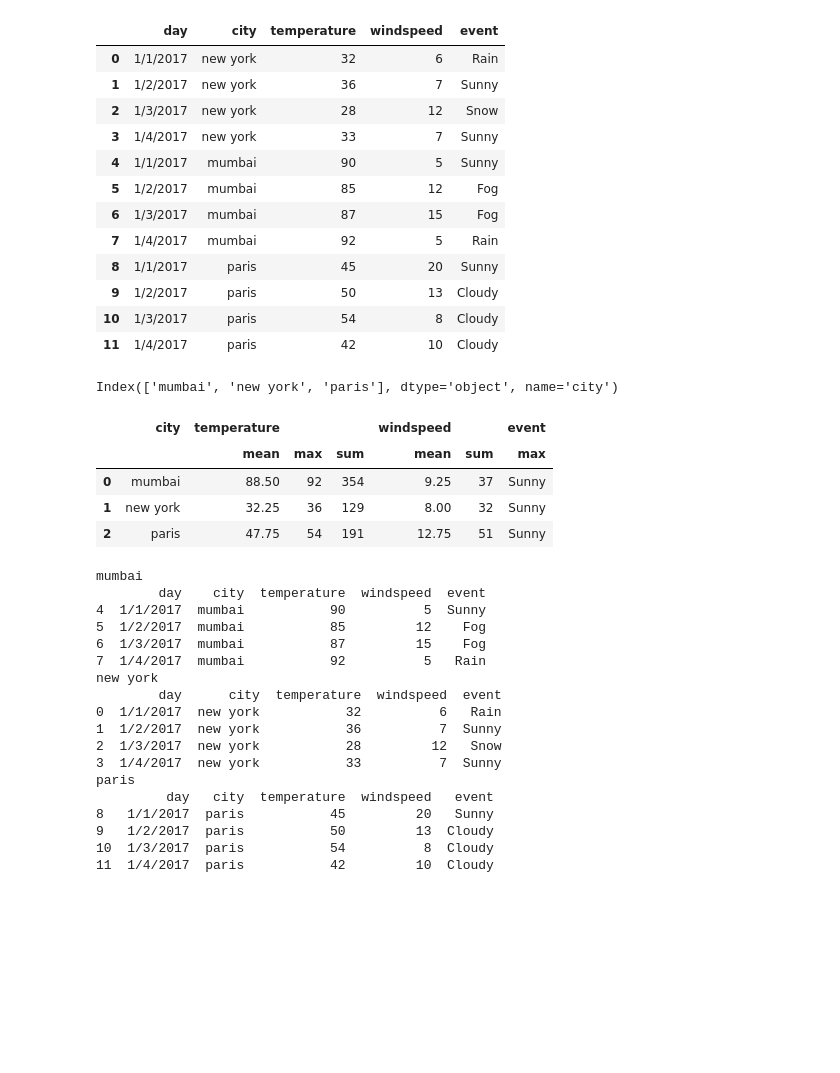
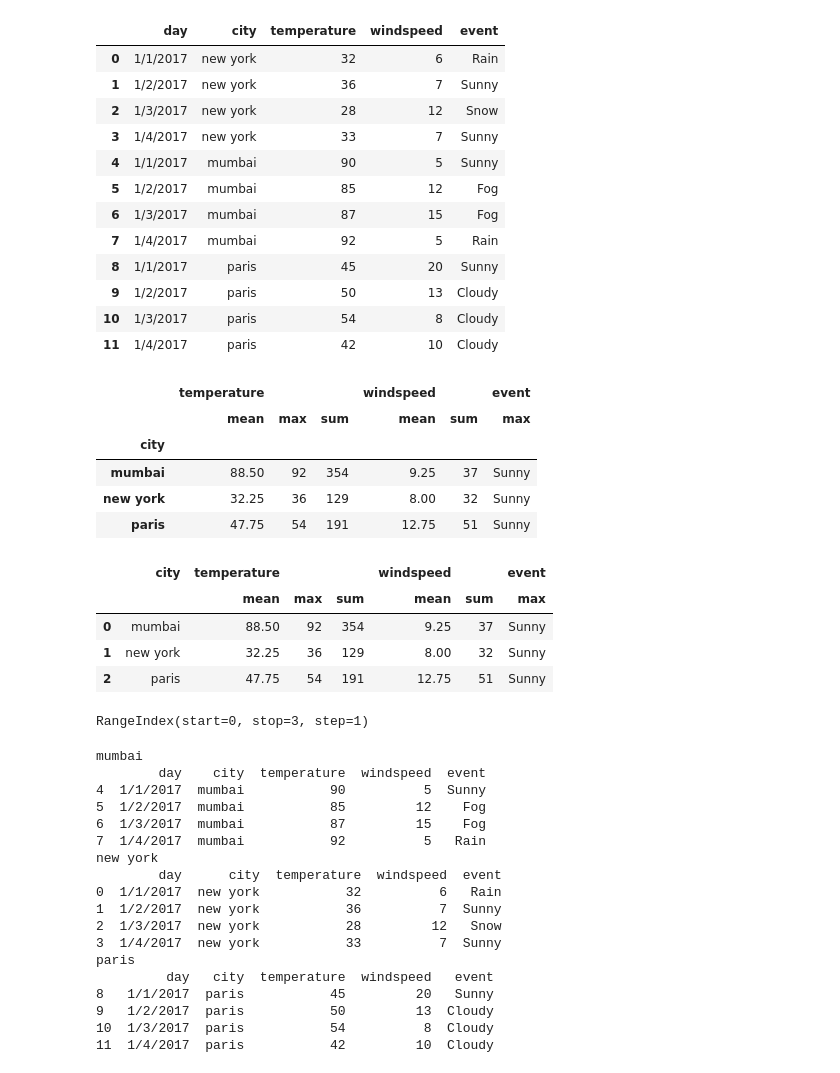
Before and after one commit to rahul8879/gen-ai-training, a Jupyter notebook: 01_PYTHON_FOR_AI/Pandas/3_Key operations on Dataframes/key_operations_on_dataframes.ipynb, the cells around one changed output. Drawn from its saved outputs; the diff is of its cells as text; code cells hidden in the pictures; blank space fills up the shorter version.

```diff
--- a/01_PYTHON_FOR_AI/Pandas/3_Key operations on Dataframes/key_operations_on_dataframes.ipynb
+++ b/01_PYTHON_FOR_AI/Pandas/3_Key operations on Dataframes/key_operations_on_dataframes.ipynb
@@ -105,9 +157,14 @@ df #weather by cities
 | 11 | 1/4/2017 | paris | 42 | 10 | Cloudy |
 # %%
 new_df =df.groupby('city').agg({'temperature':['mean','max','sum'], 'windspeed':['mean','sum'], 'event':'max'})
-new_df.index
+new_df
 # %% [output]
-Index(['mumbai', 'new york', 'paris'], dtype='object', name='city')
+|  | temperature |  |  | windspeed |  | event |
+|  | mean | max | sum | mean | sum | max |
+| city |  |  |  |  |  |  |
+| mumbai | 88.50 | 92 | 354 | 9.25 | 37 | Sunny |
+| new york | 32.25 | 36 | 129 | 8.00 | 32 | Sunny |
+| paris | 47.75 | 54 | 191 | 12.75 | 51 | Sunny |
 # %%
 new_df.reset_index(inplace=True)
 # %%
@@ -118,6 +175,10 @@ new_df.head()
 | 0 | mumbai | 88.50 | 92 | 354 | 9.25 | 37 | Sunny |
 | 1 | new york | 32.25 | 36 | 129 | 8.00 | 32 | Sunny |
 | 2 | paris | 47.75 | 54 | 191 | 12.75 | 51 | Sunny |
+# %%
+new_df.index
+# %% [output]
+RangeIndex(start=0, stop=3, step=1)
 # %%
 g=df.groupby('city')
 # %%
```
Also changed, not shown: parts of 9 cells of this notebook, 4 other files.
